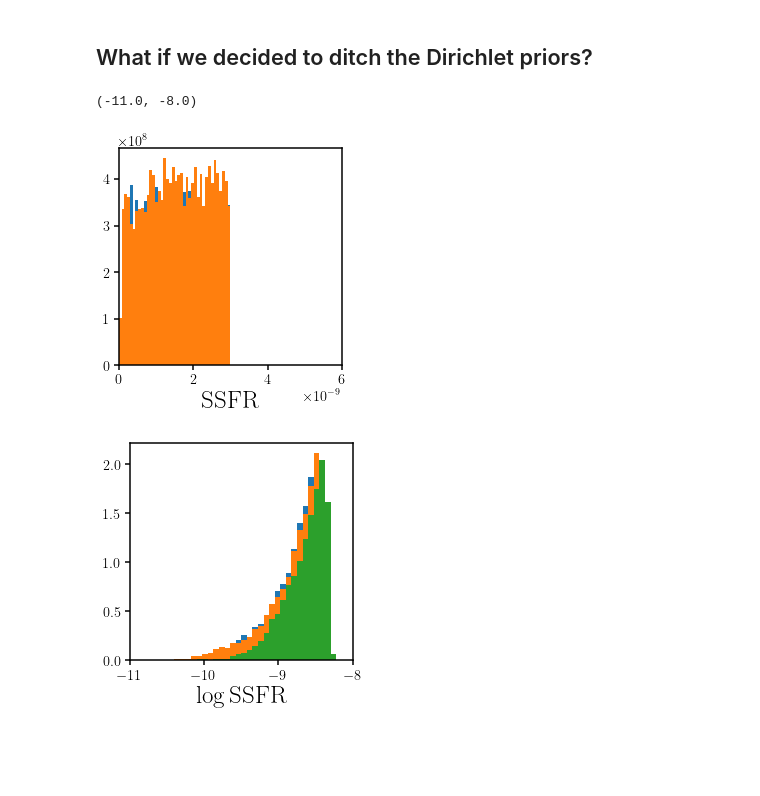
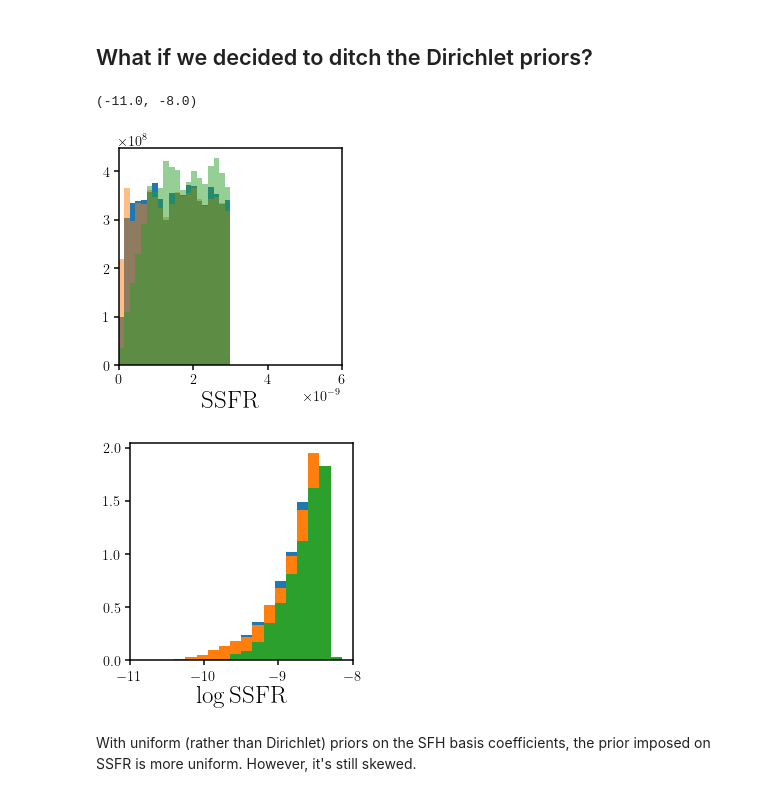
Before and after one commit to changhoonhahn/gqp_mc, a Jupyter notebook: nb/sfh_basis_transform.ipynb, the cells around one changed output. Drawn from its saved outputs; the diff is of its cells as text; code cells hidden in the pictures; blank space fills up the shorter version.

```diff
--- a/nb/sfh_basis_transform.ipynb
+++ b/nb/sfh_basis_transform.ipynb
@@ -124,23 +124,25 @@ logssfr_100myr_z0p2_notrans = np.log10(ssfr_100myr_z0p2_notrans)
 # %%
 fig = plt.figure(figsize=(4,4))
 sub = fig.add_subplot(111)
-sub.hist(ssfr_1gyr_notrans,  range=[0, 3e-9], bins=40, density=True, label='SSFR 1Gyr  $z=0.1$')
-sub.hist(ssfr_100myr_notrans,  range=[0, 3e-9], bins=40, density=True, color='C1', label='SSFR 100Myr $z=0.1$')
-sub.hist(ssfr_1gyr_z0p2_notrans,  range=[0, 3e-9], bins=40, density=True, color='C1', label='SSFR 1Gyr $z=0.2$')
+sub.hist(ssfr_1gyr_notrans,  range=[0, 3e-9], bins=20, density=True, label='SSFR 1Gyr  $z=0.1$')
+sub.hist(ssfr_100myr_notrans,  range=[0, 3e-9], bins=20, density=True, color='C1', alpha=0.5, label='SSFR 100Myr $z=0.1$')
+sub.hist(ssfr_1gyr_z0p2_notrans,  range=[0, 3e-9], bins=20, density=True, color='C2', alpha=0.5, label='SSFR 1Gyr $z=0.2$')
 
 #sub.legend(loc='upper right', fontsize=20)
 sub.set_xlabel(r'${\rm SSFR}$', fontsize=25)
 sub.set_xlim(0, None)
 
 fig = plt.figure(figsize=(4,4))
 sub = fig.add_subplot(111)
-sub.hist(logssfr_1gyr_notrans, range=[-11, -8], bins=40, density=True)
-sub.hist(logssfr_100myr_notrans, range=[-11, -8], bins=40,density=True, color='C1')
-sub.hist(logssfr_1gyr_z0p2_notrans, range=[-11, -8], bins=40,density=True, color='C2')
+sub.hist(logssfr_1gyr_notrans, range=[-11, -8], bins=20, density=True)
+sub.hist(logssfr_100myr_notrans, range=[-11, -8], bins=20,density=True, color='C1')
+sub.hist(logssfr_1gyr_z0p2_notrans, range=[-11, -8], bins=20,density=True, color='C2')
 
 sub.set_xlabel(r'$\log {\rm SSFR}$', fontsize=25)
 sub.set_xlim(-11, -8)
 # %% [output]
 (-11.0, -8.0)
-[figure, old version]
+[figure, new version]
-[figure, old version]
+[figure, new version]
+# %% [markdown]
+With uniform (rather than Dirichlet) priors on the SFH basis coefficients, the prior imposed on SSFR is more uniform. However, it's still skewed.
```
Also changed, not shown: 1 other file.
